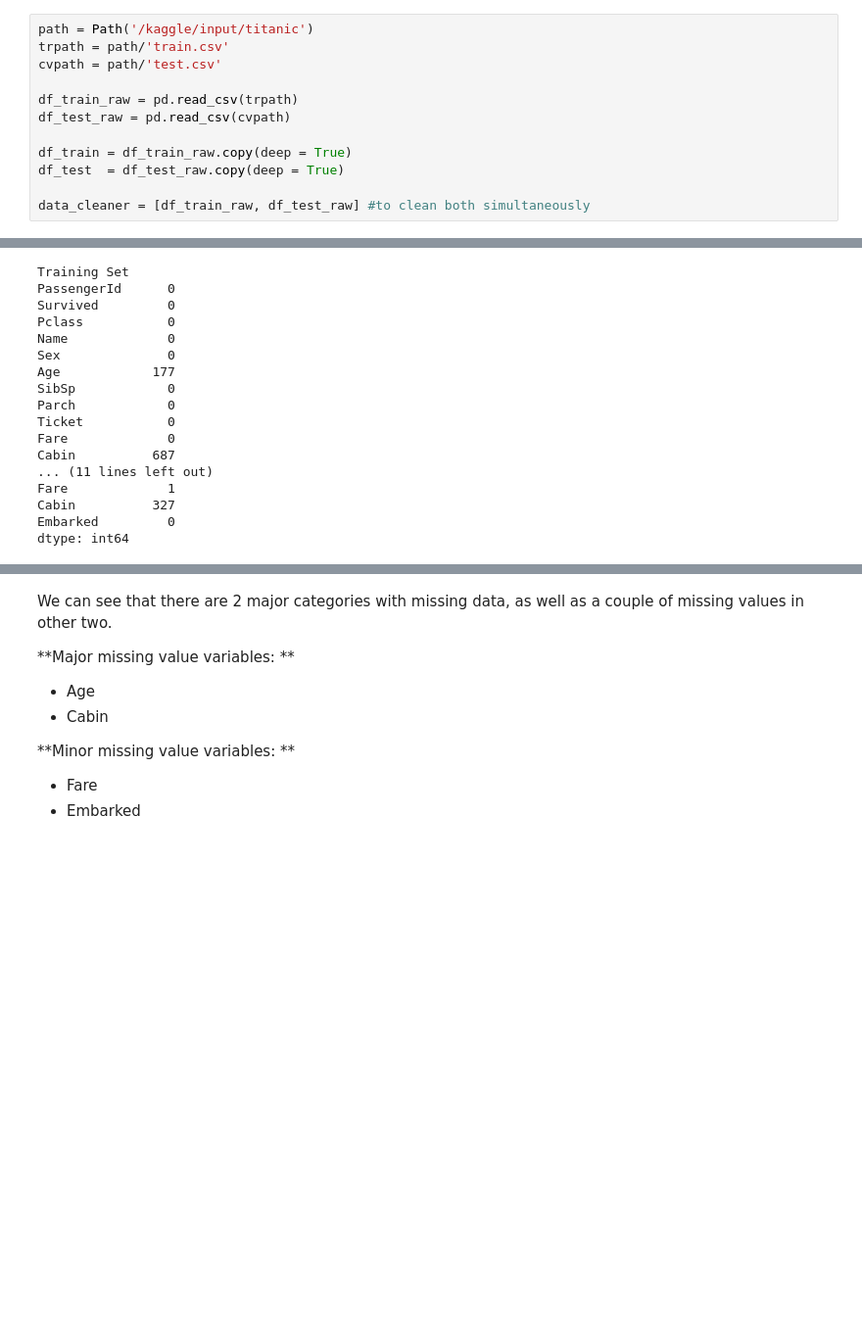
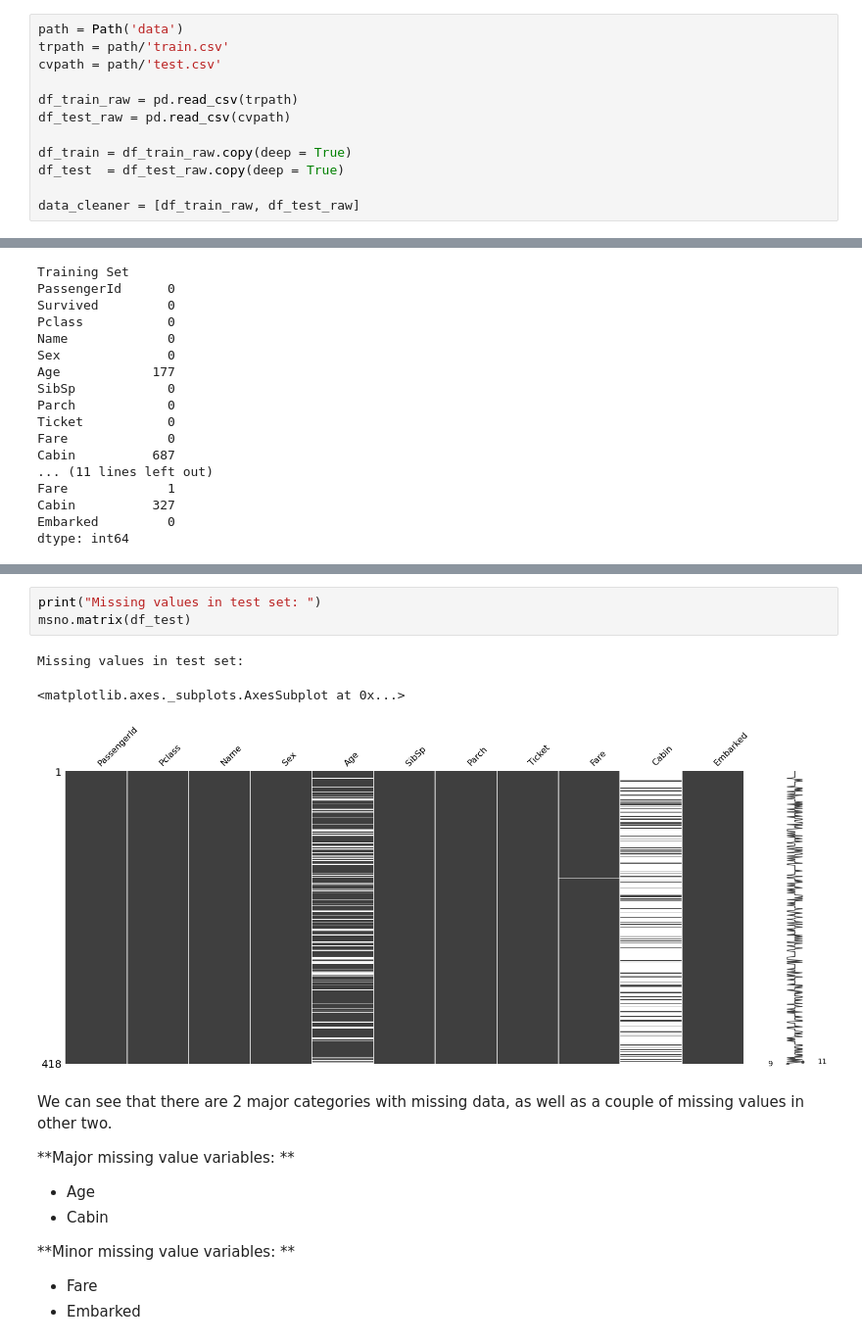
Before and after one commit to ssykiotis/Titanic, a Jupyter notebook: Titanic.ipynb, the cells around one changed output, grey strips where cells are left out. Shown at 98% size. Saved outputs shown, nothing was run; the diff lists cells and outputs as text; blank space fills up the shorter version.

```diff
--- a/Titanic.ipynb
+++ b/Titanic.ipynb
@@ -33,7 +39,7 @@ for dirname, _, filenames in os.walk('/kaggle/input'):
 # %% [markdown]
 Now we can read the data into Pandas dataframes. A copy of the original data is kept should we require it later. Both training and test datasets are put together in a list so that we can iterate over both at the same time during data cleaning.
 # %%
-path = Path('/kaggle/input/titanic')
+path = Path('data')
 trpath = path/'train.csv'
 cvpath = path/'test.csv'
 
@@ -43,7 +49,7 @@ df_test_raw = pd.read_csv(cvpath)
 df_train = df_train_raw.copy(deep = True)
 df_test  = df_test_raw.copy(deep = True)
 
-data_cleaner = [df_train_raw, df_test_raw] #to clean both simultaneously
+data_cleaner = [df_train_raw, df_test_raw]
 # %% [markdown]
 # 2. Undestanding the Data
 # %% [markdown]
@@ -162,3 +167,10 @@ msno.bar(df_test)
+# %%
+print("Missing values in test set: ")
+msno.matrix(df_test)
+# %% [output]
+Missing values in test set:
+<matplotlib.axes._subplots.AxesSubplot at 0x...>
+[figure, added]
 # %% [markdown]
 We can see that there are 2 major categories with missing data, as well as a couple of missing values in other two.
 
```
Also changed, not shown: parts of 25 cells of this notebook.
